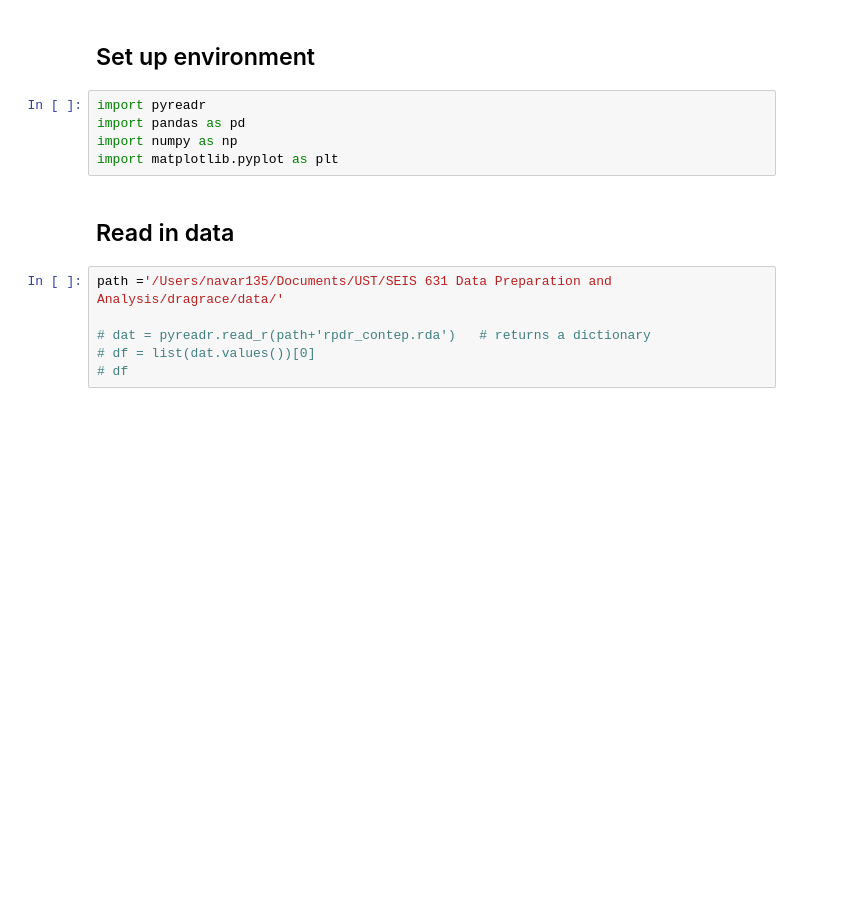
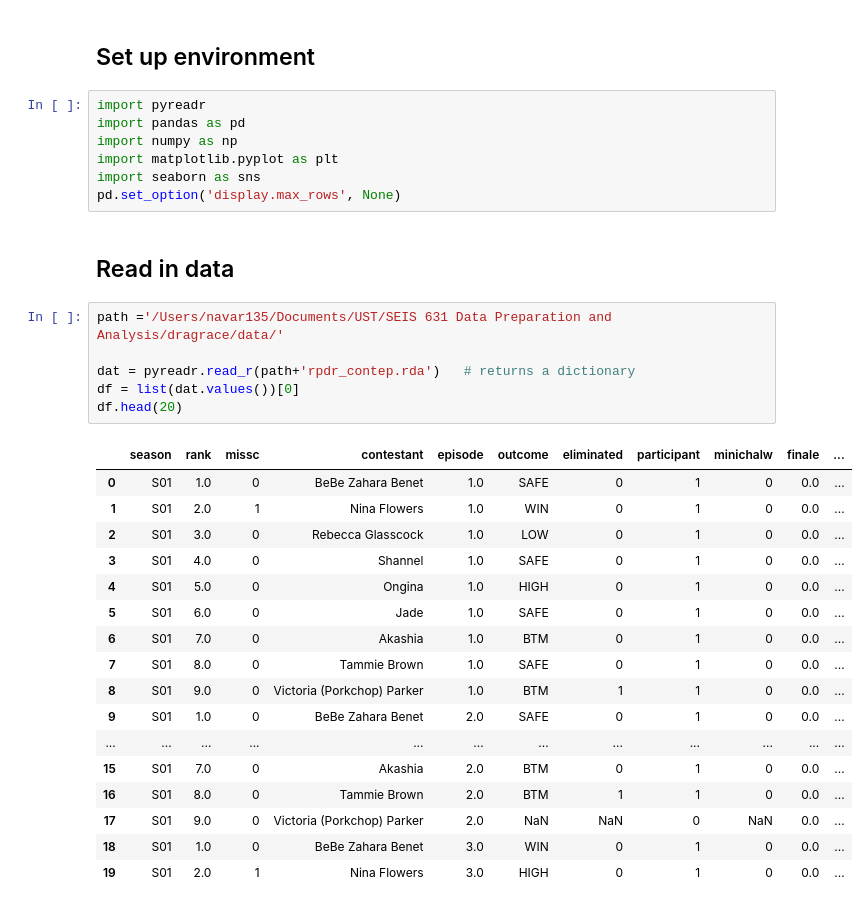
Before and after one commit to navar135/dragrace, a Jupyter notebook: initial_exploration.ipynb, the cells around one changed output. Cells and saved outputs as stored; diff of their text form; blank space fills up the shorter version.

```diff
--- a/initial_exploration.ipynb
+++ b/initial_exploration.ipynb
@@ -5,14 +5,34 @@ import pyreadr
 import pandas as pd
 import numpy as np
 import matplotlib.pyplot as plt
+import seaborn as sns
+pd.set_option('display.max_rows', None)
 # %% [markdown]
 ## Read in data
 # %%
 path ='/Users/navar135/Documents/UST/SEIS 631 Data Preparation and Analysis/dragrace/data/'
 
-# dat = pyreadr.read_r(path+'rpdr_contep.rda')   # returns a dictionary
-# df = list(dat.values())[0]
-# df
+dat = pyreadr.read_r(path+'rpdr_contep.rda')   # returns a dictionary
+df = list(dat.values())[0]
+df.head(20)
+# %% [output]
+|  | season | rank | missc | contestant | episode | outcome | eliminated | participant | minichalw | finale | ... |
+| 0 | S01 | 1.0 | 0 | BeBe Zahara Benet | 1.0 | SAFE | 0 | 1 | 0 | 0.0 | ... |
+| 1 | S01 | 2.0 | 1 | Nina Flowers | 1.0 | WIN | 0 | 1 | 0 | 0.0 | ... |
+| 2 | S01 | 3.0 | 0 | Rebecca Glasscock | 1.0 | LOW | 0 | 1 | 0 | 0.0 | ... |
+| 3 | S01 | 4.0 | 0 | Shannel | 1.0 | SAFE | 0 | 1 | 0 | 0.0 | ... |
+| 4 | S01 | 5.0 | 0 | Ongina | 1.0 | HIGH | 0 | 1 | 0 | 0.0 | ... |
+| 5 | S01 | 6.0 | 0 | Jade | 1.0 | SAFE | 0 | 1 | 0 | 0.0 | ... |
+| 6 | S01 | 7.0 | 0 | Akashia | 1.0 | BTM | 0 | 1 | 0 | 0.0 | ... |
+| 7 | S01 | 8.0 | 0 | Tammie Brown | 1.0 | SAFE | 0 | 1 | 0 | 0.0 | ... |
+| 8 | S01 | 9.0 | 0 | Victoria (Porkchop) Parker | 1.0 | BTM | 1 | 1 | 0 | 0.0 | ... |
+| 9 | S01 | 1.0 | 0 | BeBe Zahara Benet | 2.0 | SAFE | 0 | 1 | 0 | 0.0 | ... |
+| ... | ... | ... | ... | ... | ... | ... | ... | ... | ... | ... | ... |
+| 15 | S01 | 7.0 | 0 | Akashia | 2.0 | BTM | 0 | 1 | 0 | 0.0 | ... |
+| 16 | S01 | 8.0 | 0 | Tammie Brown | 2.0 | BTM | 1 | 1 | 0 | 0.0 | ... |
+| 17 | S01 | 9.0 | 0 | Victoria (Porkchop) Parker | 2.0 | NaN | NaN | 0 | NaN | 0.0 | ... |
+| 18 | S01 | 1.0 | 0 | BeBe Zahara Benet | 3.0 | WIN | 0 | 1 | 0 | 0.0 | ... |
+| 19 | S01 | 2.0 | 1 | Nina Flowers | 3.0 | HIGH | 0 | 1 | 0 | 0.0 | ... |
 # %%
 dat2= pyreadr.read_r(path+'rpdr_contestants.rda')   # returns a dictionary
 df2 = list(dat2.values())[0]
```
Also changed, not shown: parts of 15 cells of this notebook, 2 other files.
